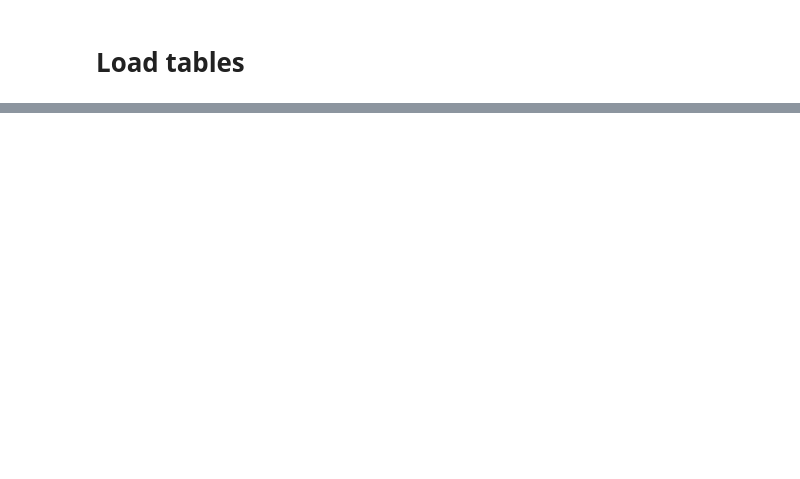
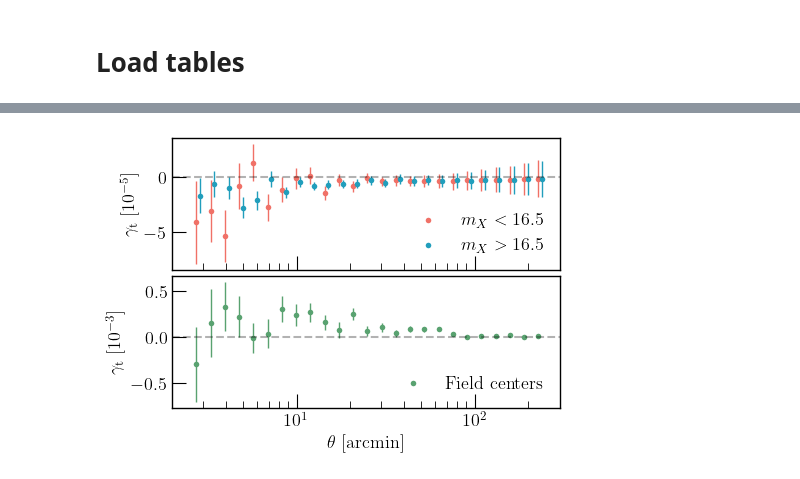
Before and after one commit to delve-survey/shearcat, a Jupyter notebook: shear_tests/Paper_plots/Tangential_Shear.ipynb, the cells around one changed output, grey strips where cells are left out. Saved outputs shown, nothing was run; the diff lists cells and outputs as text; code cells hidden in the pictures; blank space fills up the shorter version.

```diff
--- a/shear_tests/Paper_plots/Tangential_Shear.ipynb
+++ b/shear_tests/Paper_plots/Tangential_Shear.ipynb
@@ -28,4 +32,4 @@ plt.rcParams['axes.prop_cycle'] = cycler(color=COLORS)
 # %% [markdown]
 # Load tables
 # %%
-DIR = '/scratch/midway3/dhayaa/SHEARTESTS_20240504/FIDUCIAL/'
+DIR = '/scratch/midway3/dhayaa/SHEARTESTS_20240901/FIDUCIAL/'
@@ -138,0 +36,92 @@ Chi2, Chi2/ndof: 29.5780824036268 1.1831232961450722
+# %%
+import matplotlib.pyplot as plt
+
+fig, ax = plt.subplots(2, 1, figsize = (5,3.5), sharex = True)
+
+plt.subplots_adjust(hspace = 0.05)
+plt.xscale('log')
+
+X = np.loadtxt(DIR + '/starshears_bright_treecorr.txt')
+Y = np.loadtxt(DIR + '/starshears_bright_rands_treecorr.txt')
+Z = np.loadtxt(DIR + '/starshears_bright_cov_treecorr.txt')[:25,:25]
+
+NJK = 150
+hartlap  = ((NJK - 25 - 2) / (NJK -  1))
+dodelson = 1 / (1 + (25 - 3) * (NJK - 25 - 2) / (NJK - 25 - 1) / (NJK - 25 - 4) )
+d = (X[:, 3] - Y[:, 3])
+inv = np.linalg.inv(Z) * hartlap * dodelson
+chi2 = d @ inv @ d
+print("----------BRIGHT STARS----------")
+print("P-val:", 1 - stats.chi2(df = len(d)).cdf(chi2))
+print("Chi2, Chi2/ndof:", chi2, chi2/len(d))
+print("--------------------------------\n\n")
+
+
+ax[0].scatter(X[:, 0], 1e5 * (X - Y)[:, 3], lw = 0, s=16, color = COLORS[0], label = r'$m_X < 16.5$')
+ax[0].errorbar(X[:, 0], 1e5 * (X - Y)[:, 3], yerr = 1e5 * (X)[:, 5], fmt = 'none', color = COLORS[0], lw = 0, elinewidth = 1)
+
+
+    # ax.flatten()[i].scatter(x[:, 0] * (1 + 0.05), np.abs(coeffs[i]) * np.abs(x[:, 3]), s=13, label = 'SNR $>$ 60', color = COLORS[1])
+
+    # ax.flatten()[i].errorbar(x[:, 0] * (1 + 0.05), np.abs(coeffs[i]) * np.abs(x[:, 3]), yerr = np.abs(coeffs[i]) * x[:, 7],
+    #                          alpha = 1, fmt = 'none', color = COLORS[1], lw = 0, elinewidth = 1)
+
+
+
+X = np.loadtxt(DIR + '/starshears_faint_treecorr.txt')
+Y = np.loadtxt(DIR + '/starshears_faint_rands_treecorr.txt')
+Z = np.loadtxt(DIR + '/starshears_faint_cov_treecorr.txt')[:25,:25]
+
+d = (X[:, 3] - Y[:, 3])
+inv = np.linalg.inv(Z) * hartlap * dodelson
+
+chi2 = d @ inv @ d
+
+print("----------FAINT STARS----------")
+print("P-val:", 1 - stats.chi2(df = len(d)).cdf(chi2))
+print("Chi2, Chi2/ndof:", chi2, chi2/len(d))
+print("--------------------------------\n\n")
+
+# plt.scatter(X[:, 0], (X - Y)[:, 3], s = 100)
+# ax[0].errorbar(X[:, 0] * (1 + 0.05), 1e5 * (X - Y)[:, 3], yerr = 1e5 * (X)[:, 5], lw = 0, elinewidth = 4, color = COLORS[1], label = r'$m_X > 16.5$')
+
+ax[0].scatter(X[:, 0] * (1 + 0.05), 1e5 * (X - Y)[:, 3], lw = 0, s=16, color = COLORS[1], label = r'$m_X > 16.5$')
+ax[0].errorbar(X[:, 0] * (1 + 0.05), 1e5 * (X - Y)[:, 3], yerr = 1e5 * (X)[:, 5], fmt = 'none', color = COLORS[1], lw = 0, elinewidth = 1)
+
+
+X = np.loadtxt(DIR + '/fieldcenter_treecorr.txt')
+Y = np.loadtxt(DIR + '/fieldcenter_rands_treecorr.txt')
+Z = np.loadtxt(DIR + '/fieldcenter_cov_treecorr.txt')[:25,:25]
+
+d = (X[:, 3] - Y[:, 3])
+inv = np.linalg.inv(Z) * hartlap * dodelson
+
+chi2 = d @ inv @ d
+
+print("----------FIELD CENTER----------")
+print("P-val:", 1 - stats.chi2(df = len(d)).cdf(chi2))
+print("Chi2, Chi2/ndof:", chi2, chi2/len(d))
+print("--------------------------------\n\n")
+
+# plt.scatter(X[:, 0], (X - Y)[:, 3], s = 100)
+# ax[1].errorbar(X[:, 0], 1e3 * (X - Y)[:, 3], yerr = 1e3 * (X)[:, 5], lw = 0, elinewidth = 4, color = COLORS[4], label = r'Field centers')
+
+ax[1].scatter(X[:, 0], 1e3 * (X - Y)[:, 3], lw = 0, s=16, color = COLORS[4], label = r'Field centers')
+ax[1].errorbar(X[:, 0], 1e3 * (X - Y)[:, 3], yerr = 1e3 * (X)[:, 5], fmt = 'none', color = COLORS[4], lw = 0, elinewidth = 1)
+
+
+ax[0].set_ylabel(r'$\gamma_{\rm t}$ [$10^{-5}$]', size = 13)
+ax[1].set_ylabel(r'$\gamma_{\rm t}$ [$10^{-3}$]', size = 13)
+ax[1].set_xlabel(r'$\theta$ [arcmin]', size = 13)
+
+ax[0].legend(fontsize = 13, frameon = False, loc = 'lower right')
+ax[1].legend(fontsize = 13, frameon = False, loc = 'lower right')
+ax[0].axhline(0, color = 'k', ls = '--', alpha = 0.3)
+ax[1].axhline(0, color = 'k', ls = '--', alpha = 0.3)
+
+ax[0].set_xlim(2,300)
+ax[1].set_xlim(2,300)
+
+plt.savefig('./gammat.pdf', dpi = 300, bbox_inches = 'tight')
+plt.show()
+# %% [output]
@@ -138,0 +144 @@ Chi2, Chi2/ndof: 29.5780824036268 1.1831232961450722
+[figure, added]
```
Also changed, not shown: parts of 5 cells of this notebook, 3 other files.
